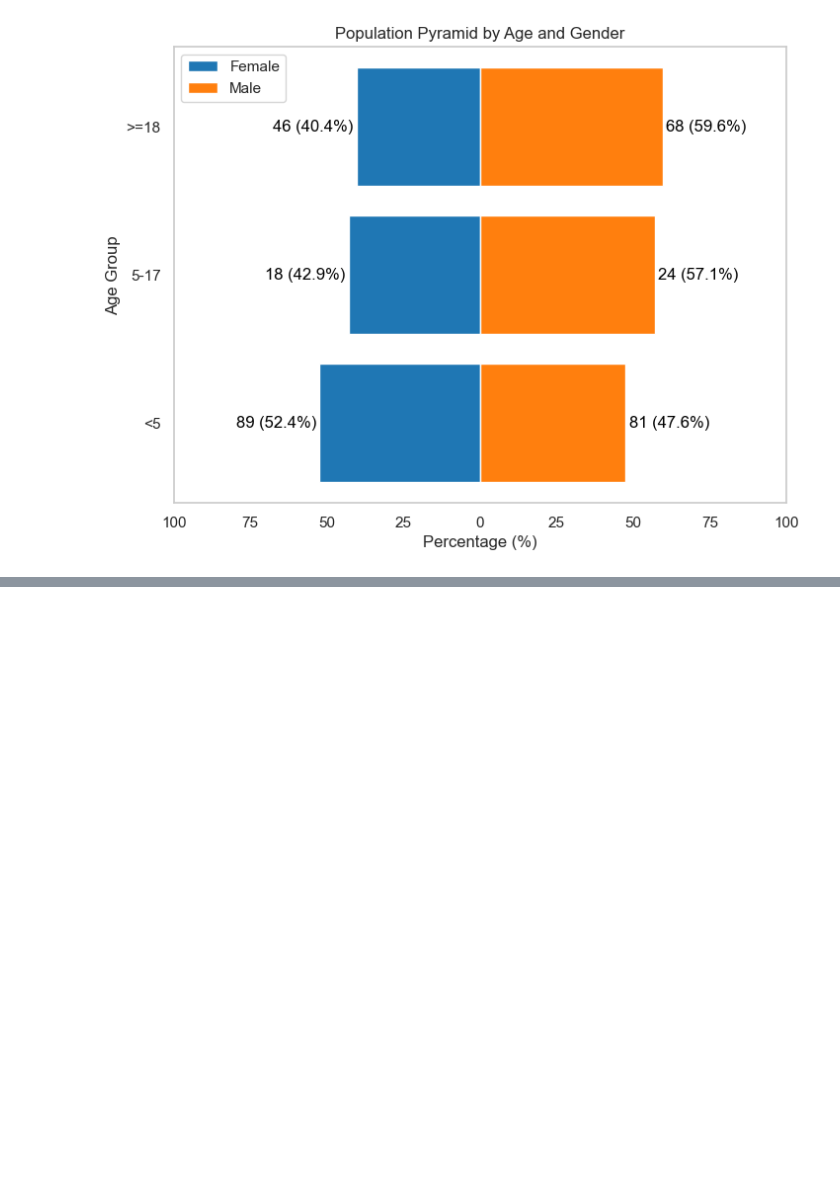
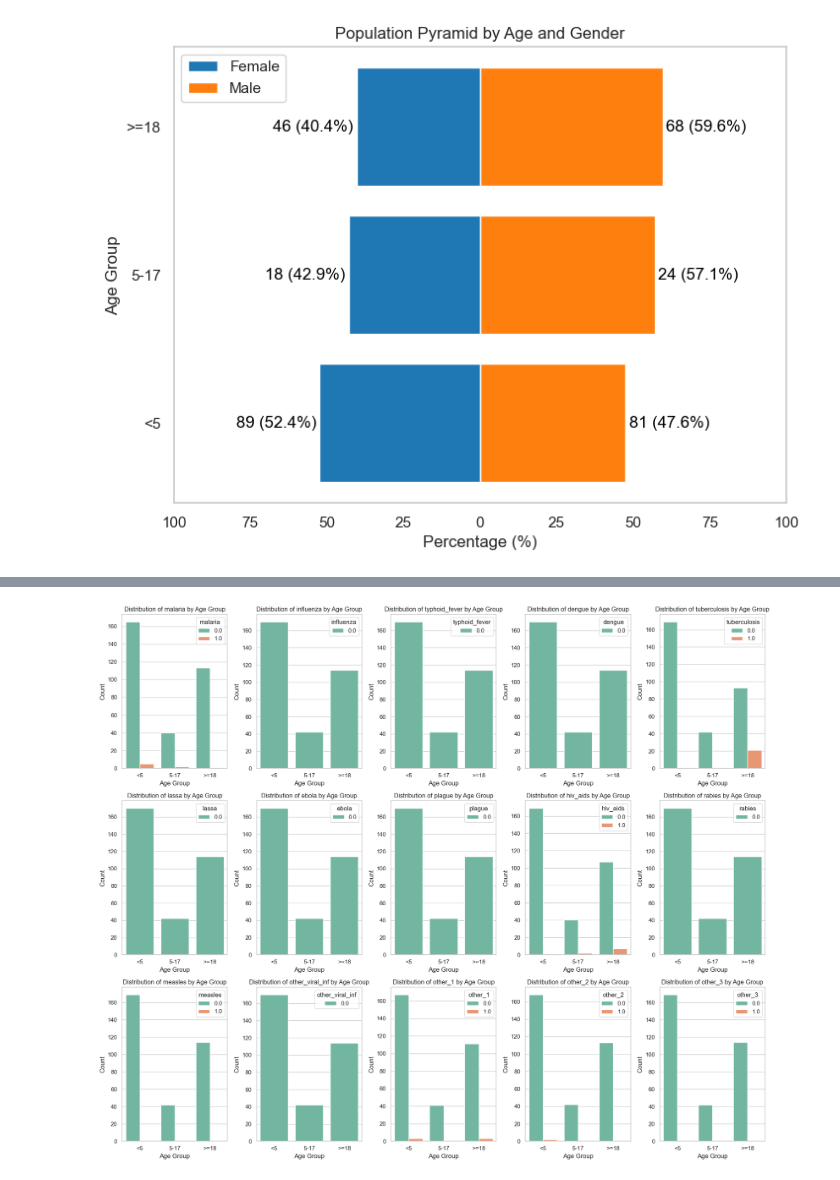
Before and after one commit to khemessendour/Fissa-Dashbord, a Jupyter notebook: alerrt_fissa/notebooks/fissa_gambia_data_exploration.ipynb, the cells around one changed output, grey strips where cells are left out. Cells and saved outputs as stored; diff of their text form; code cells hidden in the pictures; blank space fills up the shorter version.

```diff
--- a/alerrt_fissa/notebooks/fissa_gambia_data_exploration.ipynb
+++ b/alerrt_fissa/notebooks/fissa_gambia_data_exploration.ipynb
@@ -150,0 +160,16 @@ plt.show()
+# %%
+cols = {'dic_etiol_1':'malaria','dic_etiol_2':'influenza','dic_etiol_3':'typhoid_fever',
+           'dic_etiol_4':'dengue','dic_etiol_5':'tuberculosis','dic_etiol_6':'lassa',
+           'dic_etiol_7':'ebola','dic_etiol_8':'plague','dic_etiol_9':'hiv_aids',
+           'dic_etiol_10':'rabies','dic_etiol_11':'measles','dic_etiol_12':'other_viral_inf',
+           'dic_etiol_13':'other_1','dic_etiol_14':'other_2','dic_etiol_15':'other_3'}
+
+
+df.rename(columns=cols, inplace=True)
+
+new_columns = ['malaria','influenza','typhoid_fever','dengue','tuberculosis','lassa','ebola',
+               'plague','hiv_aids','rabies','measles','other_viral_inf','other_1','other_2','other_3']
+
+
+for col in new_columns:
+    print(df[col].value_counts(dropna=False))
@@ -150,0 +194,31 @@ plt.show()
+# %%
+# Number of columns per row
+cols_per_row = 5
+n_cols = len(new_columns)
+n_rows = math.ceil(n_cols / cols_per_row)
+
+fig, axes = plt.subplots(n_rows, cols_per_row, figsize=(18, n_rows*5))
+axes = axes.flatten()  # Flatten in case of multiple rows
+
+for i, col in enumerate(new_columns):
+    sns.countplot(
+        data=df,
+        x='age_group',
+        hue=col,
+        palette='Set2',
+        ax=axes[i]
+    )
+    axes[i].set_title(f'Distribution of {col} by Age Group')
+    axes[i].set_xlabel('Age Group')
+    axes[i].set_ylabel('Count')
+    axes[i].legend(title=col, loc='upper right')
+
+# Remove any unused subplots
+for j in range(i+1, len(axes)):
+    fig.delaxes(axes[j])
+
+plt.tight_layout()
+# plt.savefig('../results/etiological_diagnoses_by_age_group.png', dpi=300)  # Optional
+plt.show()
+# %% [output]
+[figure, added]
```
Also changed, not shown: parts of 6 cells of this notebook, 7 other files.
